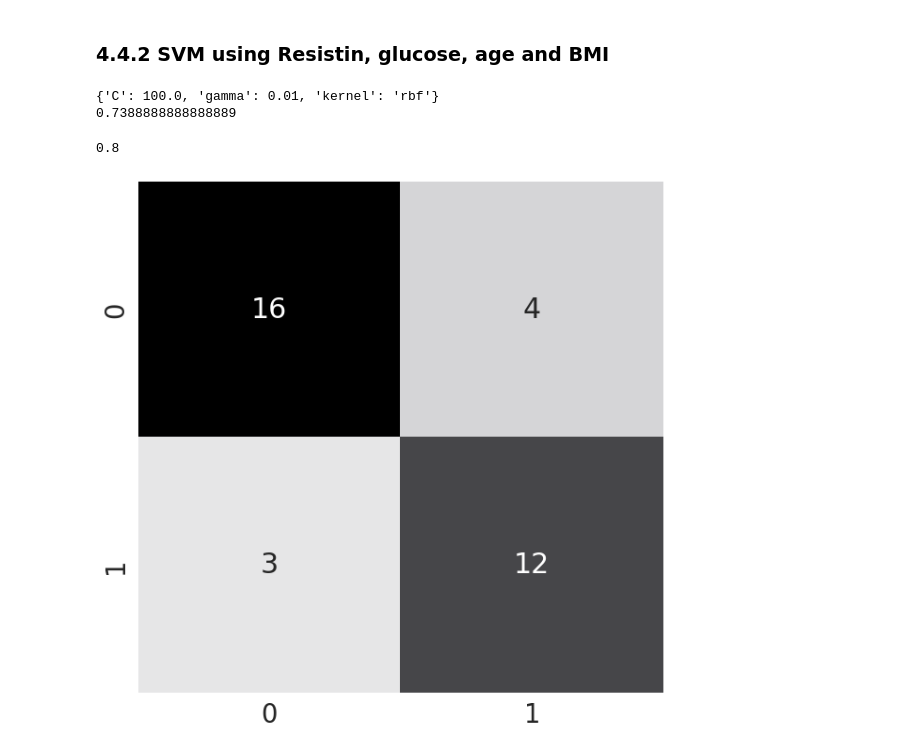
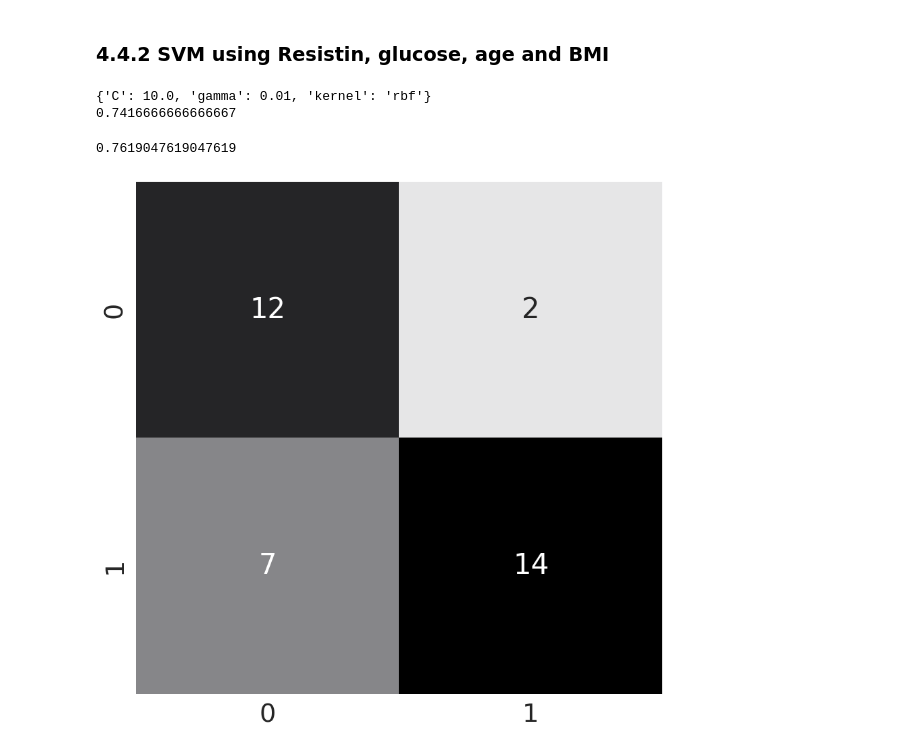
Before and after one commit to jbEmanuel/Machine_Course, a Jupyter notebook: Breast_Cancer_Classification.ipynb, the cells around one changed output. Drawn from its saved outputs; the diff is of its cells as text; code cells hidden in the pictures.

```diff
--- a/Breast_Cancer_Classification.ipynb
+++ b/Breast_Cancer_Classification.ipynb
@@ -480,4 +575,7 @@ conf_matrix_lr = plot_confusion_matrix(y_p_lr, y_test)
 ## 4.4 SVM
 # %% [markdown]
 ### 4.4.1 SVM with GridSearch Cross-Validation with all features
+# %%
+# Instantiate the Model
+svc = SVC(random_state=1)
 # %%
@@ -508,27 +611,21 @@ svm_conf_matrix = plot_confusion_matrix(y_pred_svm, y_test)
 # %% [markdown]
 ### 4.4.2 SVM using Resistin, glucose,  age and BMI
-# %%
-model = SVC(random_state=1)
-param_range = np.array([0.001, 0.001, 0.01, 0.1, 1.0, 10.0, 100.0, 1000.0])
-param_grid = [{'C': param_range, 'kernel': ['linear']},
-              {'C': param_range, 'gamma': param_range, 'kernel': ['rbf']}]
-
-svm_gscv_rf = GridSearchCV(model , param_grid= param_grid,
-                       scoring = 'accuracy', cv = 10, n_jobs= -1)
-svm_gscv_rf = svm_gscv_rf.fit(X_train_std_rf, y_train)
-print(svm_gscv_rf.best_params_)
-print(svm_gscv_rf.best_score_)
-# %% [output]
-{'C': 100.0, 'gamma': 0.01, 'kernel': 'rbf'}
-0.7388888888888889
+# %%
+svm_gs_rf = GridSearchCV(estimator= svc, param_grid=param_grid, scoring= my_scores, cv = 10, refit= 'roc_auc', n_jobs=-1)
+svm_gs_rf = svm_gs_rf.fit(X_train_std_rf, y_train_rf)
+print(svm_gs_rf.best_params_)
+print(svm_gs_rf.best_score_)
+# %% [output]
+{'C': 10.0, 'gamma': 0.01, 'kernel': 'rbf'}
+0.7416666666666667
 # %%
-clf_rf = svm_gscv_rf.best_estimator_
-y_pred_svm_rf = clf.predict(X_test_std_rf)
-final_score_rf = accuracy_score(y_pred_svm_rf, y_test)
+clf_rf = svm_gs_rf.best_estimator_
+y_pred_svm_rf = clf_rf.predict(X_test_std_rf)
+final_score_rf = skmetrics.roc_auc_score(y_pred_svm_rf, y_test_rf)
 print(final_score_rf)
 # %% [output]
-0.8
+0.7619047619047619
 # %%
-svm_conf_matrix_rf = plot_confusion_matrix(y_pred_svm_rf, y_test)
+svm_conf_matrix_rf = plot_confusion_matrix(y_pred_svm_rf, y_test_rf)
 # %% [output]
-[figure, old version]
+[figure, new version]
```
Also changed, not shown: parts of 89 cells of this notebook.
